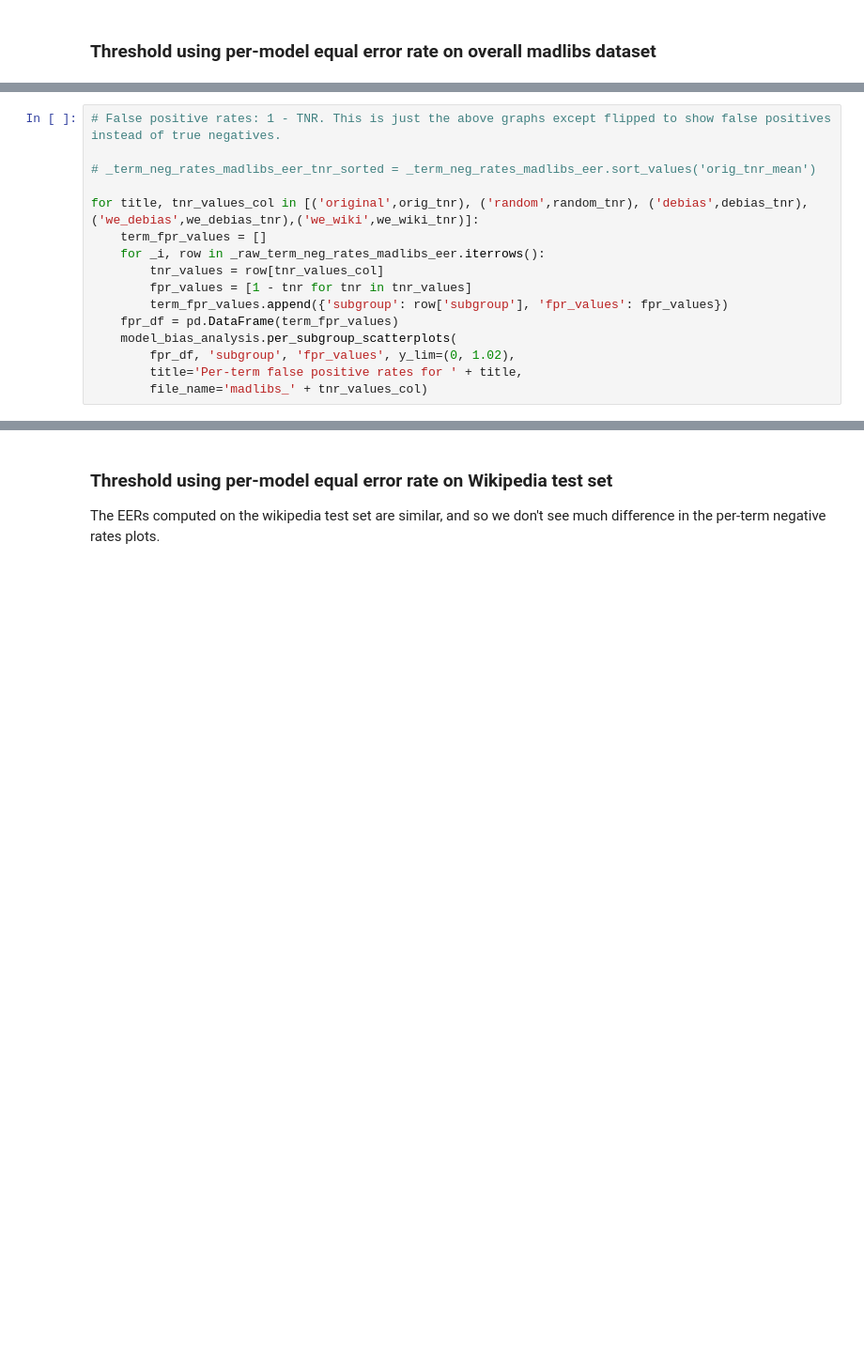
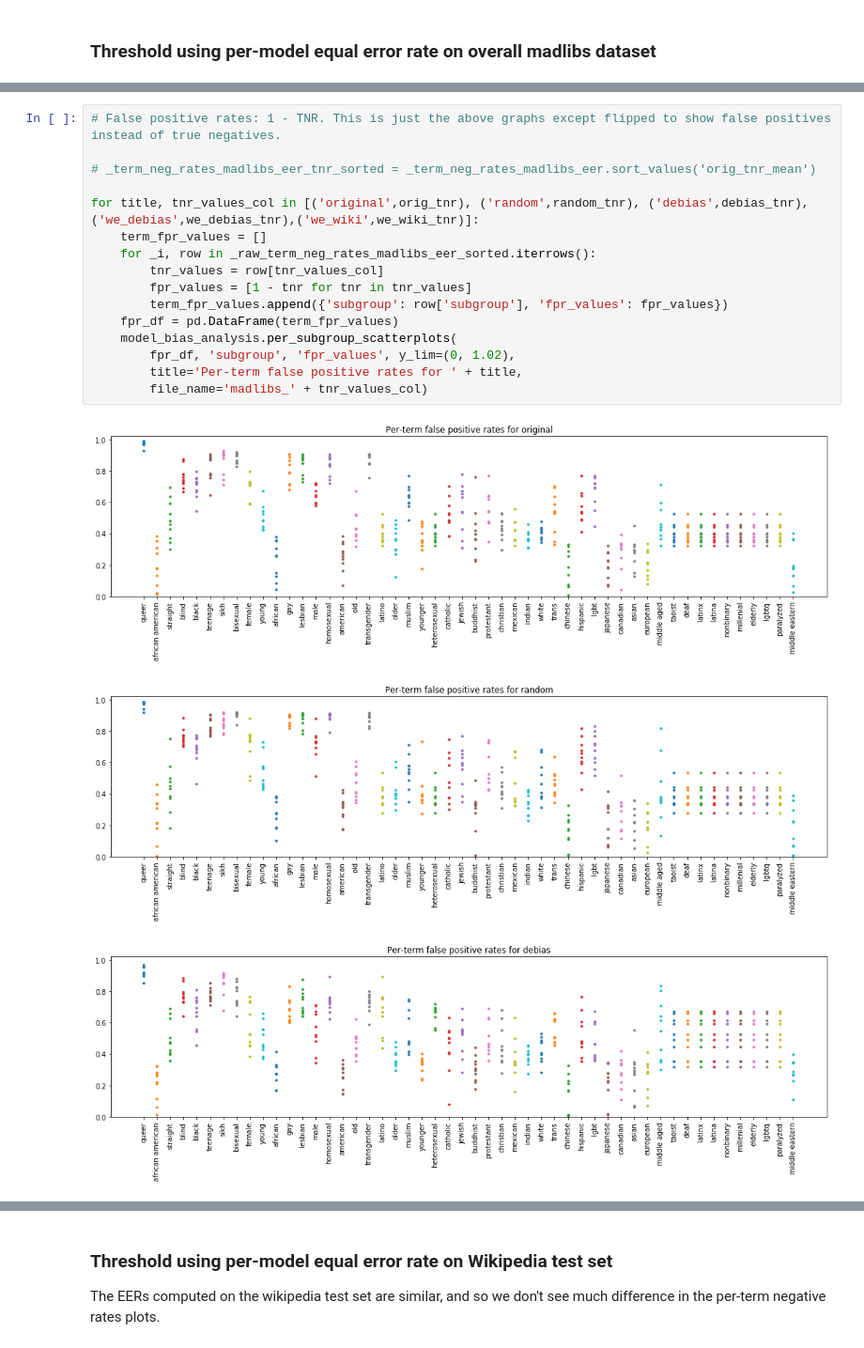
Before and after one commit to ChristopherSweeney/AIFairness, a Jupyter notebook: python_notebooks/Toxicity debiasing via word vectors and dataset rebalancing.ipynb, the cells around one changed output, grey strips where cells are left out. Shown at 94% size. Saved outputs shown, nothing was run; the diff lists cells and outputs as text; blank space fills up the shorter version.

```diff
--- a/python_notebooks/Toxicity debiasing via word vectors and dataset rebalancing.ipynb
+++ b/python_notebooks/Toxicity debiasing via word vectors and dataset rebalancing.ipynb
@@ -369,16 +674,20 @@ for title, tnr_values_col in [('original',orig_tnr), ('random',random_tnr), ('de
 # %%
 # False positive rates: 1 - TNR. This is just the above graphs except flipped to show false positives instead of true negatives.
 
 # _term_neg_rates_madlibs_eer_tnr_sorted = _term_neg_rates_madlibs_eer.sort_values('orig_tnr_mean')
 
 for title, tnr_values_col in [('original',orig_tnr), ('random',random_tnr), ('debias',debias_tnr),('we_debias',we_debias_tnr),('we_wiki',we_wiki_tnr)]:
     term_fpr_values = []
-    for _i, row in _raw_term_neg_rates_madlibs_eer.iterrows():
+    for _i, row in _raw_term_neg_rates_madlibs_eer_sorted.iterrows():
         tnr_values = row[tnr_values_col]
         fpr_values = [1 - tnr for tnr in tnr_values]
         term_fpr_values.append({'subgroup': row['subgroup'], 'fpr_values': fpr_values})
     fpr_df = pd.DataFrame(term_fpr_values)
     model_bias_analysis.per_subgroup_scatterplots(
         fpr_df, 'subgroup', 'fpr_values', y_lim=(0, 1.02),
         title='Per-term false positive rates for ' + title,
         file_name='madlibs_' + tnr_values_col)
+# %% [output]
+[figure, added]
+[figure, added]
+[figure, added]
```
Also changed, not shown: parts of 42 cells of this notebook, 1 other file.
